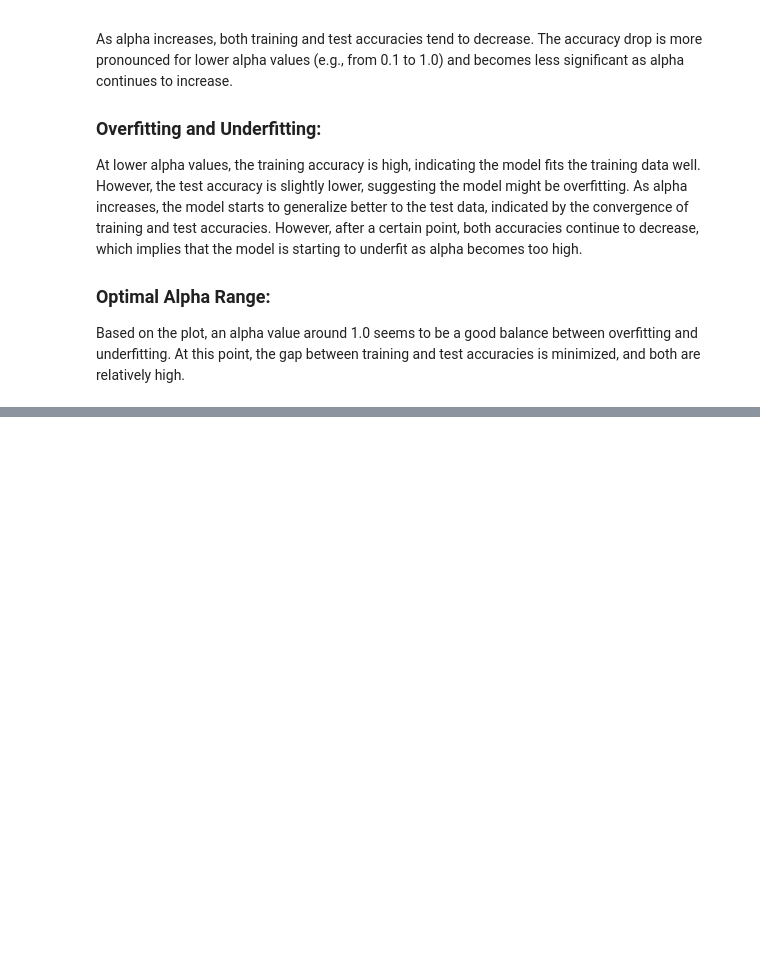
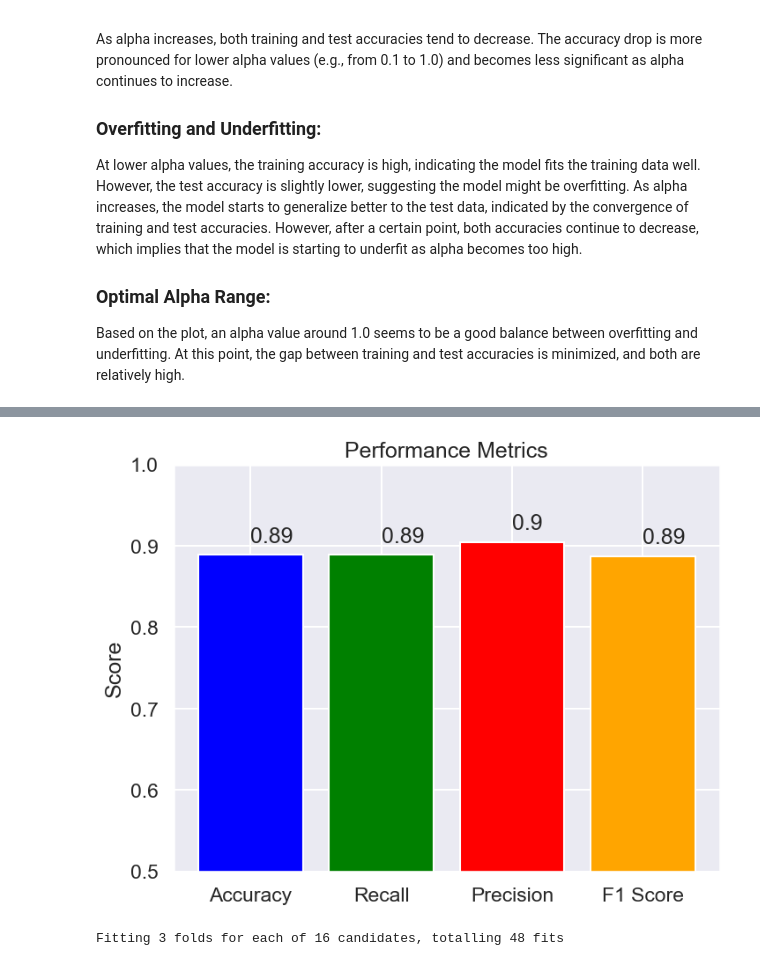
Before and after one commit to OgnjenGligoric/spam-ham-classifier, a Jupyter notebook: app.ipynb, the cells around one changed output, grey strips where cells are left out. Saved outputs shown, nothing was run; the diff lists cells and outputs as text; code cells hidden in the pictures; blank space fills up the shorter version.

```diff
--- a/app.ipynb
+++ b/app.ipynb
@@ -207,37 +281,41 @@ Based on the plot, an alpha value around 1.0 seems to be a good balance between
+# %%
+Y_pred = best_svc.predict(X_test)
+
+# Calculate metrics
+accuracy = accuracy_score(Y_test, Y_pred)
+recall = recall_score(Y_test, Y_pred, average='weighted')
+precision = precision_score(Y_test, Y_pred, average='weighted')
+f1 = f1_score(Y_test, Y_pred, average='weighted')
+# %%
+
+metrics = ['Accuracy', 'Recall', 'Precision', 'F1 Score']
+values = [accuracy, recall, precision, f1]
+
+# Plotting the metrics
+fig, ax = plt.subplots(figsize=(8, 6))
+bars = ax.bar(metrics, values, color=['blue', 'green', 'red', 'orange'])
+
+# Adding labels and title
+ax.set_ylabel('Score')
+ax.set_title('Performance Metrics')
+ax.set_ylim(0.5, 1)  # Set y-axis limit to ensure consistency (0 to 1 for scores)
+
+# Adding text annotations
+for bar in bars:
+    yval = bar.get_height()
+    ax.text(bar.get_x() + bar.get_width()/2, yval + 0.01, round(yval, 2), va='bottom')
+
+plt.show()
+# %% [output]
+[figure, added]
 # %%
-# # Create a DataFrame for the metrics
-# metrics_df = pd.DataFrame({
-#     'Model': ['Naive Bayes'],
-#     'Accuracy': [nb_metrics[0]],
-#     'Precision': [nb_metrics[1]],
-#     'Recall': [nb_metrics[2]],
-#     'F1 Score': [nb_metrics[3]]
-# })
-# metrics_df = pd.DataFrame({
-#     'Model': ['Naive Bayes', 'SVM', 'Neural Network'],
-#     'Accuracy': [nb_metrics[0], svm_metrics[0], nn_metrics[0]],
-#     'Precision': [nb_metrics[1], svm_metrics[1], nn_metrics[1]],
-#     'Recall': [nb_metrics[2], svm_metrics[2], nn_metrics[2]],
-#     'F1 Score': [nb_metrics[3], svm_metrics[3], nn_metrics[3]]
-# })
-#
-# Plot the metrics
-# plt.figure(figsize=(10, 6))
-# sns.barplot(x='Model', y='Accuracy', data=metrics_df)
-# plt.title('Accuracy of Models')
-# plt.show()
-#
-# plt.figure(figsize=(10, 6))
-# sns.barplot(x='Model', y='Precision', data=metrics_df)
-# plt.title('Precision of Models')
-# plt.show()
-#
-# plt.figure(figsize=(10, 6))
-# sns.barplot(x='Model', y='Recall', data=metrics_df)
-# plt.title('Recall of Models')
-# plt.show()
-#
-# plt.figure(figsize=(10, 6))
-# sns.barplot(x='Model', y='F1 Score', data=metrics_df)
-# plt.title('F1 Score of Models')
-# plt.show()
+param_grid = {
+    "gamma": [0.1, 1.0, 10, 100],
+    "C": [0.1, 1.0, 10, 100]
+}
+
+grid_search = GridSearchCV(SVC(), param_grid, cv=3, verbose=2, n_jobs=-1)
+grid_search.fit(X_train[:500], Y_train[:500])
+best_svc = grid_search.best_estimator_
+# %% [output]
+Fitting 3 folds for each of 16 candidates, totalling 48 fits
```
Also changed, not shown: parts of 15 cells of this notebook, 1 other file.
